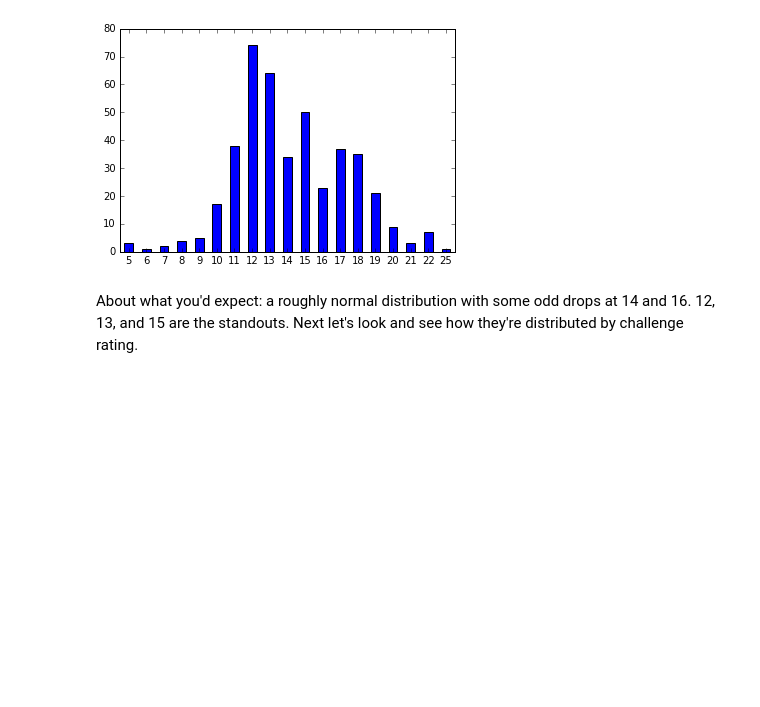
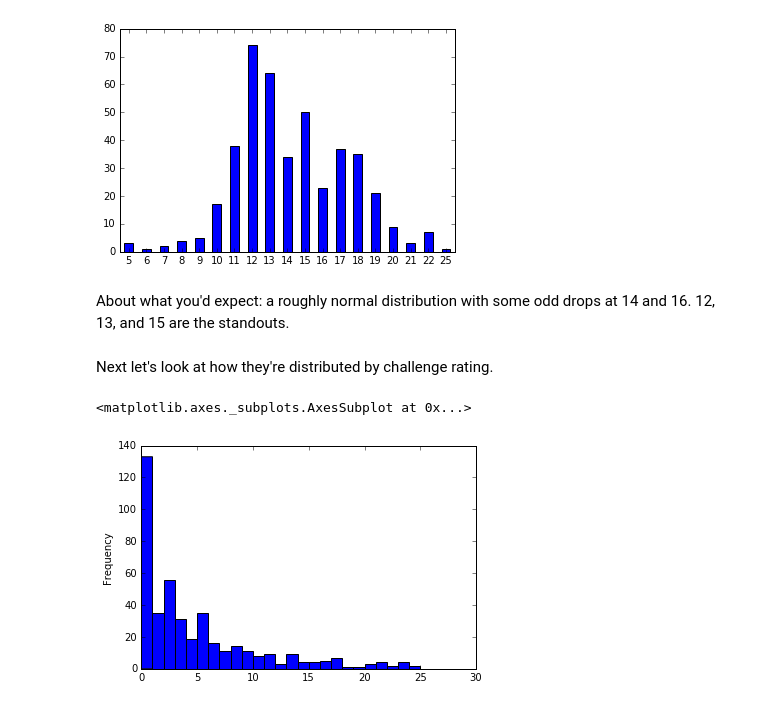
Before and after one commit to dails08/cobra-eligible, a Jupyter notebook: Dungeons and Data.ipynb, the cells around one changed output. Cells and saved outputs as stored; diff of their text form; code cells hidden in the pictures; blank space fills up the shorter version.

```diff
--- a/Dungeons and Data.ipynb
+++ b/Dungeons and Data.ipynb
@@ -62,4 +71,11 @@ monsterStats['ac'].value_counts().sort_index(0).plot(kind='bar', rot=0)
 <matplotlib.axes._subplots.AxesSubplot at 0x...>
 [figure]
 # %% [markdown]
-About what you'd expect: a roughly normal distribution with some odd drops at 14 and 16.  12, 13, and 15 are the standouts.  Next let's look and see how they're distributed by challenge rating.
+About what you'd expect: a roughly normal distribution with some odd drops at 14 and 16.  12, 13, and 15 are the standouts.
+# %% [markdown]
+Next let's look at how they're distributed by challenge rating.
+# %%
+monsterStats['crd'].plot(kind='hist', bins = np.arange(0,max(monsterStats['crd']), 1))
+# %% [output]
+<matplotlib.axes._subplots.AxesSubplot at 0x...>
+[figure, added]
```
Also changed, not shown: parts of 8 cells of this notebook.
